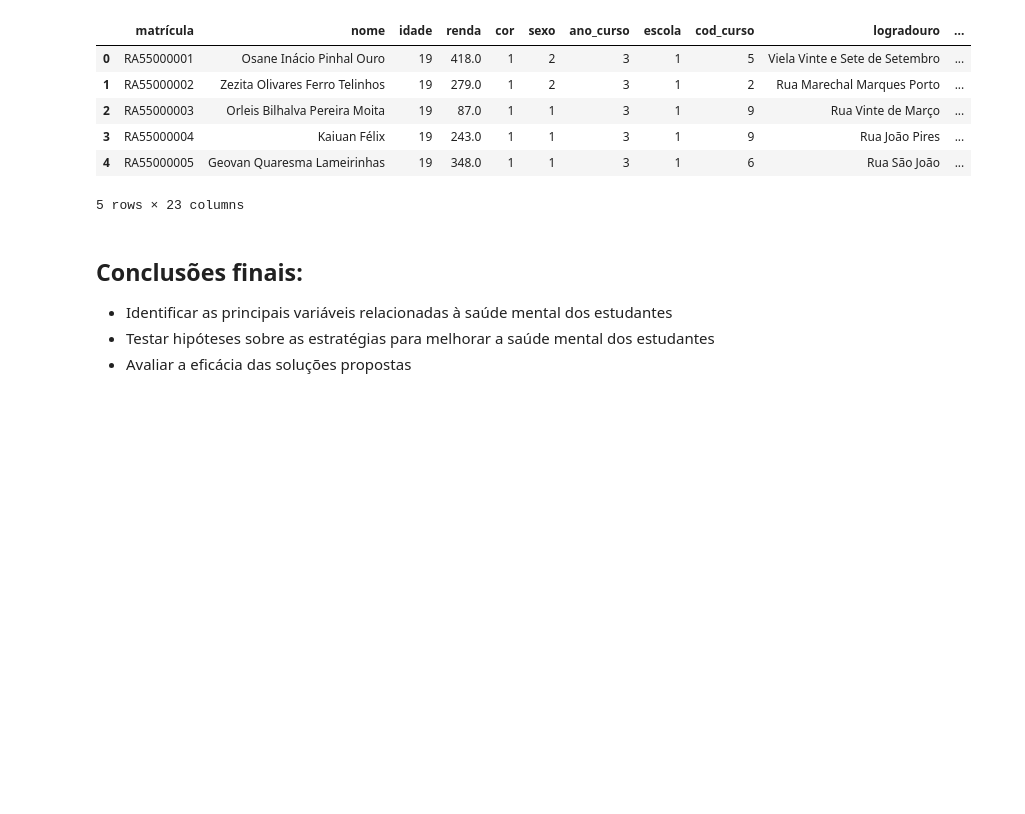
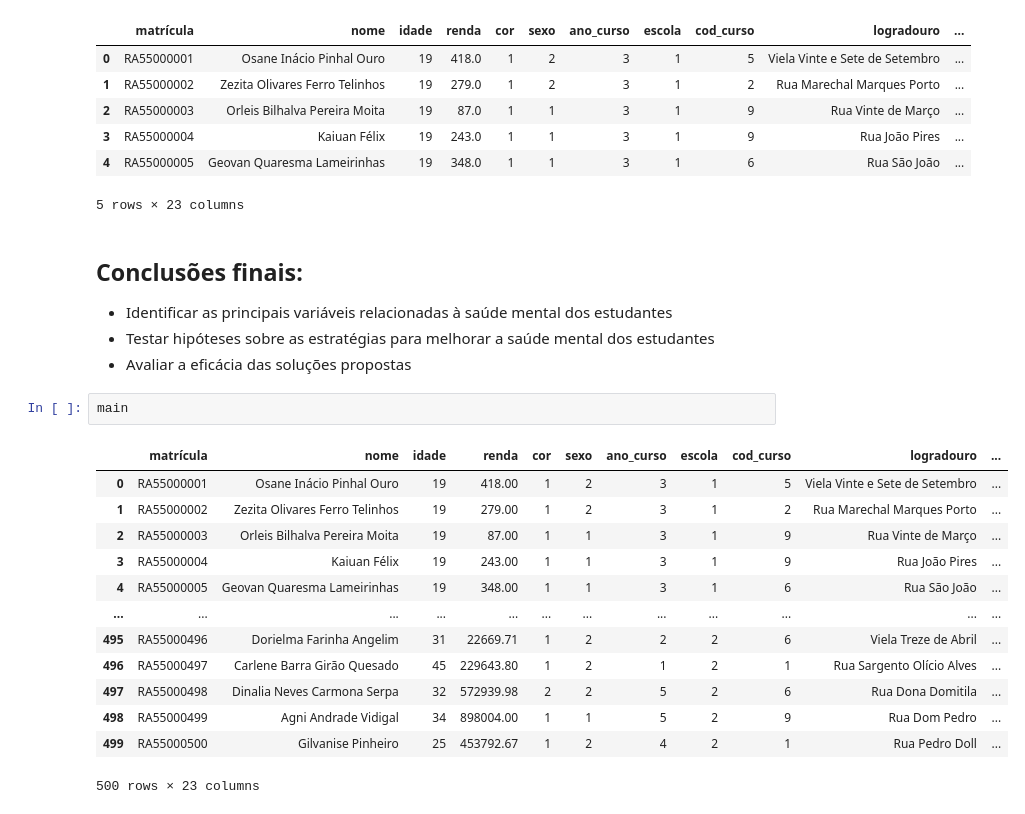
Before and after one commit to andretakeo/Projeto2_03-2023, a Jupyter notebook: Projeto #02.ipynb, the cells around one changed output. Cells and saved outputs as stored; diff of their text form; blank space fills up the shorter version.

```diff
--- a/Projeto #02.ipynb
+++ b/Projeto #02.ipynb
@@ -457,3 +457,19 @@ main.head()
 * Identificar as principais variáveis relacionadas à saúde mental dos estudantes
 * Testar hipóteses sobre as estratégias para melhorar a saúde mental dos estudantes
 * Avaliar a eficácia das soluções propostas
+# %%
+main
+# %% [output]
+|  | matrícula | nome | idade | renda | cor | sexo | ano_curso | escola | cod_curso | logradouro | ... |
+| 0 | RA55000001 | Osane Inácio Pinhal Ouro | 19 | 418.00 | 1 | 2 | 3 | 1 | 5 | Viela Vinte e Sete de Setembro | ... |
+| 1 | RA55000002 | Zezita Olivares Ferro Telinhos | 19 | 279.00 | 1 | 2 | 3 | 1 | 2 | Rua Marechal Marques Porto | ... |
+| 2 | RA55000003 | Orleis Bilhalva Pereira Moita | 19 | 87.00 | 1 | 1 | 3 | 1 | 9 | Rua Vinte de Março | ... |
+| 3 | RA55000004 | Kaiuan Félix | 19 | 243.00 | 1 | 1 | 3 | 1 | 9 | Rua João Pires | ... |
+| 4 | RA55000005 | Geovan Quaresma Lameirinhas | 19 | 348.00 | 1 | 1 | 3 | 1 | 6 | Rua São João | ... |
+| ... | ... | ... | ... | ... | ... | ... | ... | ... | ... | ... | ... |
+| 495 | RA55000496 | Dorielma Farinha Angelim | 31 | 22669.71 | 1 | 2 | 2 | 2 | 6 | Viela Treze de Abril | ... |
+| 496 | RA55000497 | Carlene Barra Girão Quesado | 45 | 229643.80 | 1 | 2 | 1 | 2 | 1 | Rua Sargento Olício Alves | ... |
+| 497 | RA55000498 | Dinalia Neves Carmona Serpa | 32 | 572939.98 | 2 | 2 | 5 | 2 | 6 | Rua Dona Domitila | ... |
+| 498 | RA55000499 | Agni Andrade Vidigal | 34 | 898004.00 | 1 | 1 | 5 | 2 | 9 | Rua Dom Pedro | ... |
+| 499 | RA55000500 | Gilvanise Pinheiro | 25 | 453792.67 | 1 | 2 | 4 | 2 | 1 | Rua Pedro Doll | ... |
+500 rows × 23 columns
```
Also changed, not shown: parts of 13 cells of this notebook.
